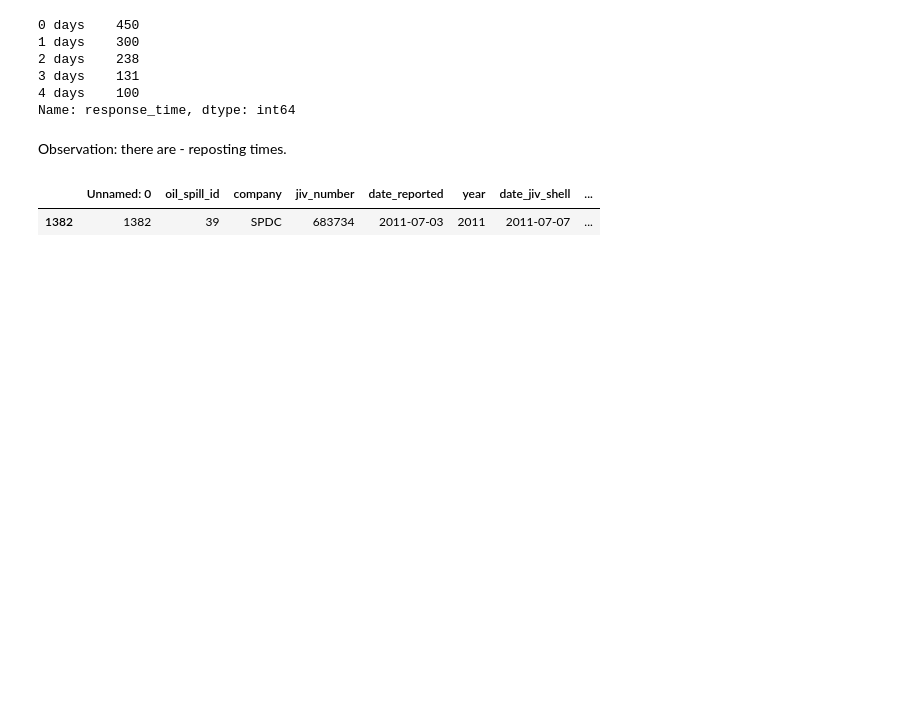
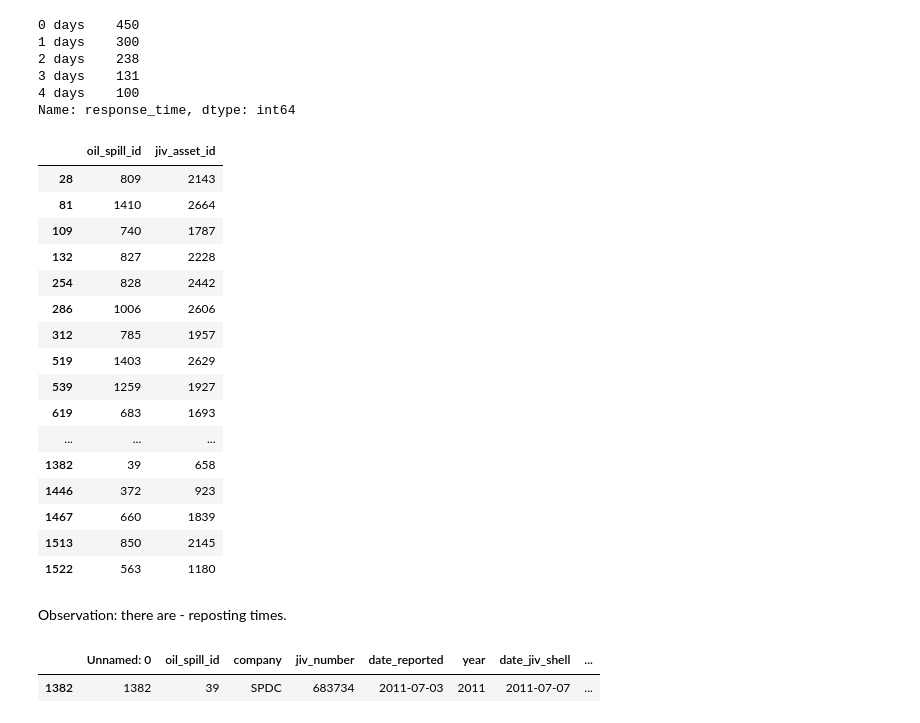
Before and after one commit to estambolieva/oil-spills, a Jupyter notebook: 2. Data Analysis.ipynb, the cells around one changed output. Drawn from its saved outputs; the diff is of its cells as text; code cells hidden in the pictures; blank space fills up the shorter version.

```diff
--- a/2. Data Analysis.ipynb
+++ b/2. Data Analysis.ipynb
@@ -65,3 +65,19 @@ df.groupby( [ "company", "year"] ).count()
+# %%
+# write to excel
+stats_file = './data/Statistics.xlsx'
+writer = ExcelWriter(stats_file)
+df[["company", "year", "oil_spill_id"]].groupby(["company", "year"]).count().to_excel(writer,'No._Spills_Per_year_per_Company')
+writer.close()
+# %%
+def update_excel(new_df, sht_name):
+    book = load_workbook(stats_file)
+
+    writer = pd.ExcelWriter(stats_file, engine = 'openpyxl')
+    writer.book = book
+
+    new_df.to_excel(writer, sheet_name = sht_name)
+    writer.save()
+    writer.close()
 # %%
 df[["oil_spill_id","company", "year"]]\
     .groupby( ["year", "company"] ).count()\
@@ -275,6 +284,27 @@ df.response_time.value_counts().head()
 3 days    131
 4 days    100
 Name: response_time, dtype: int64
+# %%
+update_excel(df[["oil_spill_id", "jiv_asset_id"]][df.response_time < "0 days"], "Negative_Date_Investigation_Minus_Date_Reported")
+df[["oil_spill_id", "jiv_asset_id"]][df.response_time < "0 days"]
+# %% [output]
+|  | oil_spill_id | jiv_asset_id |
+| 28 | 809 | 2143 |
+| 81 | 1410 | 2664 |
+| 109 | 740 | 1787 |
+| 132 | 827 | 2228 |
+| 254 | 828 | 2442 |
+| 286 | 1006 | 2606 |
+| 312 | 785 | 1957 |
+| 519 | 1403 | 2629 |
+| 539 | 1259 | 1927 |
+| 619 | 683 | 1693 |
+| ... | ... | ... |
+| 1382 | 39 | 658 |
+| 1446 | 372 | 923 |
+| 1467 | 660 | 1839 |
+| 1513 | 850 | 2145 |
+| 1522 | 563 | 1180 |
 # %% [markdown]
 Observation: there are - reposting times.
 # %%
```
Also changed, not shown: parts of 11 cells of this notebook.
